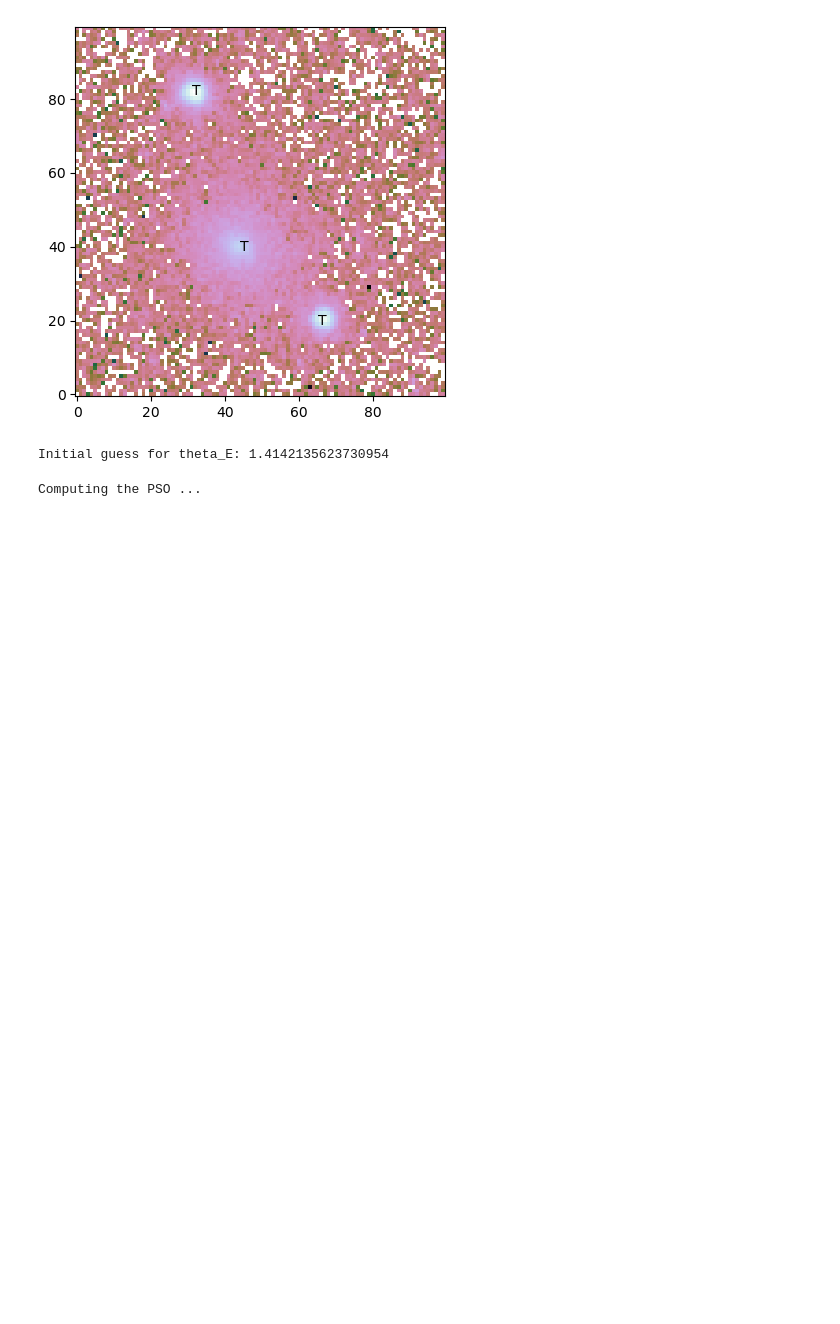
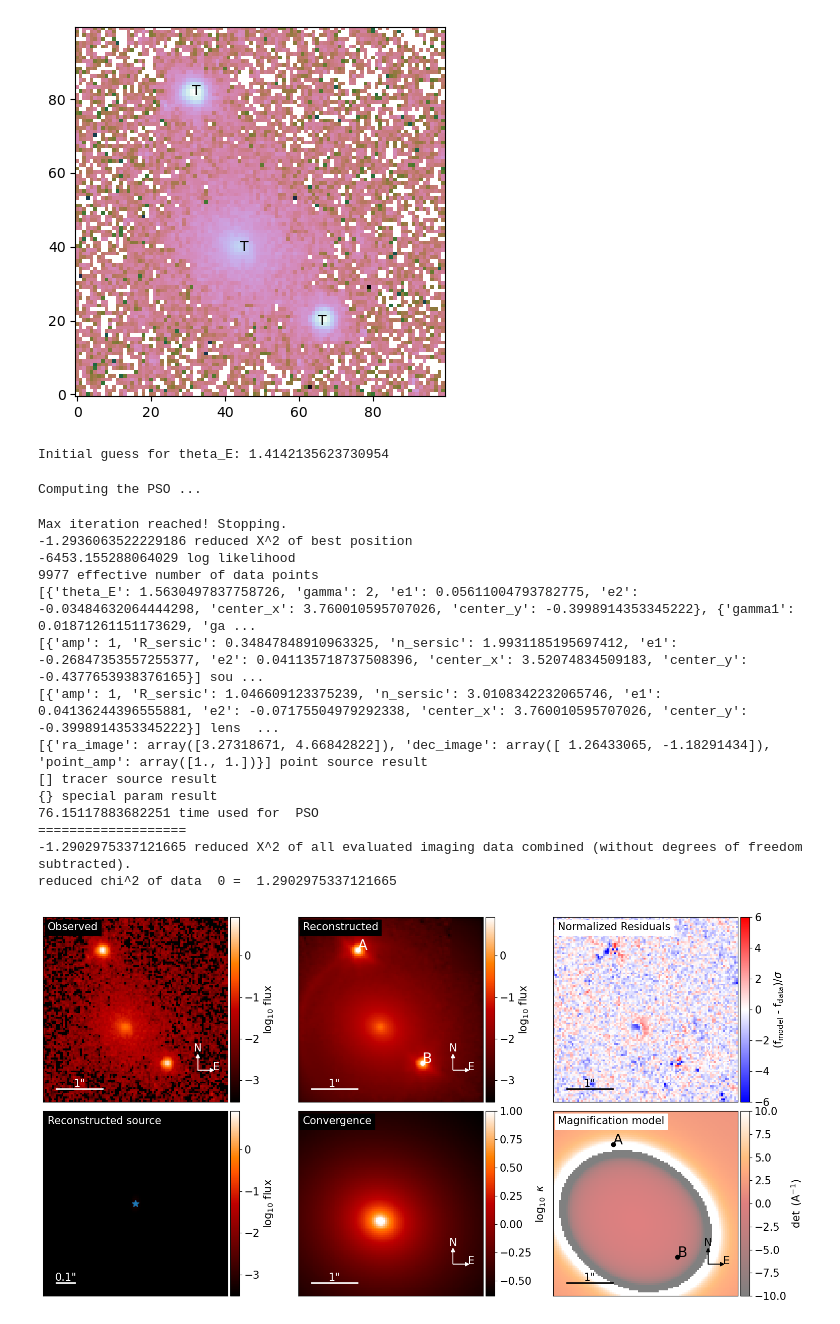
Before and after one commit to brady-ryan/hst_doubles, a Jupyter notebook: cutout_data/J2325-5229/F475X/model_f475x.ipynb, the cells around one changed output. Cells and saved outputs as stored; diff of their text form; code cells hidden in the pictures; blank space fills up the shorter version.

```diff
--- a/cutout_data/J2325-5229/F475X/model_f475x.ipynb
+++ b/cutout_data/J2325-5229/F475X/model_f475x.ipynb
@@ -181,44 +181,59 @@ kwargs_source_sigma = [{'R_sersic': 1., 'n_sersic': 1., 'e1': 0.5, 'e2': 0.5, 'c
 kwargs_ps_sigma = [{'ra_image': [0.02] * 2, 'dec_image': [0.02] * 2}]
 
 # hard bound lower limit in parameter space #
-kwargs_lower_lens = [{'theta_E': 0.01, 'gamma': 1., 'e1': -0.5, 'e2': -0.5, 'center_x': -10., 'center_y': -10},
+kwargs_lower_lens = [{'theta_E': 0.01, 'gamma': 1., 'e1': -0.1, 'e2': -0.1, 'center_x': -10., 'center_y': -10},
                      {'gamma1': -0.3, 'gamma2': -0.3}]
-kwargs_lower_lens_light = [{'R_sersic': 0.001, 'n_sersic': 0.5, 'e1': -0.5, 'e2': - 0.5, 'center_x': -10, 'center_y': -10}]
+kwargs_lower_lens_light = [{'R_sersic': 0.001, 'n_sersic': 0.5, 'e1': -0.1, 'e2': - 0.1, 'center_x': -10, 'center_y': -10}]
 kwargs_lower_source = [{'R_sersic': 0.001, 'n_sersic': .5, 'e1': -0.5, 'e2': -0.5, 'center_x': -10, 'center_y': -10}]
 kwargs_lower_ps = [{'ra_image': -10 * np.ones_like(theta_ra), 'dec_image': -10 * np.ones_like(theta_dec)}]
 
 # hard bound upper limit in parameter space #
-kwargs_upper_lens = [{'theta_E': 10, 'gamma': 3., 'e1': 0.5, 'e2': 0.5, 'center_x': 10., 'center_y': 10},
+kwargs_upper_lens = [{'theta_E': 10, 'gamma': 3., 'e1': 0.1, 'e2': 0.1, 'center_x': 10., 'center_y': 10},
                      {'gamma1': 0.3, 'gamma2': 0.3}]
-kwargs_upper_lens_light = [{'R_sersic': 10, 'n_sersic': 5., 'e1': 0.5, 'e2': 0.5, 'center_x': 10, 'center_y': 10}]
+kwargs_upper_lens_light = [{'R_sersic': 10, 'n_sersic': 5., 'e1': 0.3, 'e2': 0.3, 'center_x': 10, 'center_y': 10}]
 kwargs_upper_source = [{'R_sersic': 10, 'n_sersic': 5., 'e1': 0.5, 'e2': 0.5, 'center_x': 10, 'center_y': 10}]
 kwargs_upper_ps = [{'ra_image': 10 * np.ones_like(theta_ra), 'dec_image': 10 * np.ones_like(theta_dec)}]
 
 
 lens_params = [kwargs_lens_init, kwargs_lens_sigma, [{'gamma': 2}, {'ra_0': 0, 'dec_0': 0}], kwargs_lower_lens, kwargs_upper_lens]
 lens_light_params = [kwargs_lens_light_init, kwargs_lens_light_sigma, [{}], kwargs_lower_lens_light, kwargs_upper_lens_light]
 source_params = [kwargs_source_init, kwargs_source_sigma, [{}], kwargs_lower_source, kwargs_upper_source]
 ps_params = [kwargs_ps_init, kwargs_ps_sigma, [{}], kwargs_lower_ps, kwargs_upper_ps]
 
 kwargs_params = {'lens_model': lens_params,
                  'source_model': source_params,
                 'lens_light_model': lens_light_params,
                 'point_source_model': ps_params}
 
 fitting_seq = FittingSequence(kwargs_data_joint, kwargs_model, kwargs_constraints, kwargs_likelihood, kwargs_params)
 
 
 fitting_kwargs_list = [['PSO', {'sigma_scale': 1., 'n_particles': 100, 'n_iterations': 100}]]
 
 chain_list = fitting_seq.fit_sequence(fitting_kwargs_list)
 kwargs_result = fitting_seq.best_fit()
 multi_band_list = fitting_seq.multi_band_list
 
 modelPlot = ModelPlot(multi_band_list, kwargs_model, kwargs_result, arrow_size=0.02, cmap_string="gist_heat")
 f, axes = modelPlot.plot_main()
 f.show()
 # %% [output]
 Computing the PSO ...
+Max iteration reached! Stopping.
+-1.2936063522229186 reduced X^2 of best position
+-6453.155288064029 log likelihood
+9977 effective number of data points
+[{'theta_E': 1.5630497837758726, 'gamma': 2, 'e1': 0.05611004793782775, 'e2': -0.03484632064444298, 'center_x': 3.760010595707026, 'center_y': -0.3998914353345222}, {'gamma1': 0.01871261151173629, 'ga ...
+[{'amp': 1, 'R_sersic': 0.34847848910963325, 'n_sersic': 1.9931185195697412, 'e1': -0.26847353557255377, 'e2': 0.041135718737508396, 'center_x': 3.52074834509183, 'center_y': -0.4377653938376165}] sou ...
+[{'amp': 1, 'R_sersic': 1.046609123375239, 'n_sersic': 3.0108342232065746, 'e1': 0.04136244396555881, 'e2': -0.07175504979292338, 'center_x': 3.760010595707026, 'center_y': -0.3998914353345222}] lens  ...
+[{'ra_image': array([3.27318671, 4.66842822]), 'dec_image': array([ 1.26433065, -1.18291434]), 'point_amp': array([1., 1.])}] point source result
+[] tracer source result
+{} special param result
+76.15117883682251 time used for  PSO
+===================
+-1.2902975337121665 reduced X^2 of all evaluated imaging data combined (without degrees of freedom subtracted).
+reduced chi^2 of data  0 =  1.2902975337121665
+[figure, added]
 # %%
 #now we run an iterative PSF reconstruction with the best fit model of the previous run
 method_PSF_iteration = 'stack' #use 'STARRED' to use the STARRED method for PSF reconstruction or 'stack' to use the standard lenstronomy stacking method
```
Also changed, not shown: parts of 3 cells of this notebook, 1 other file.
